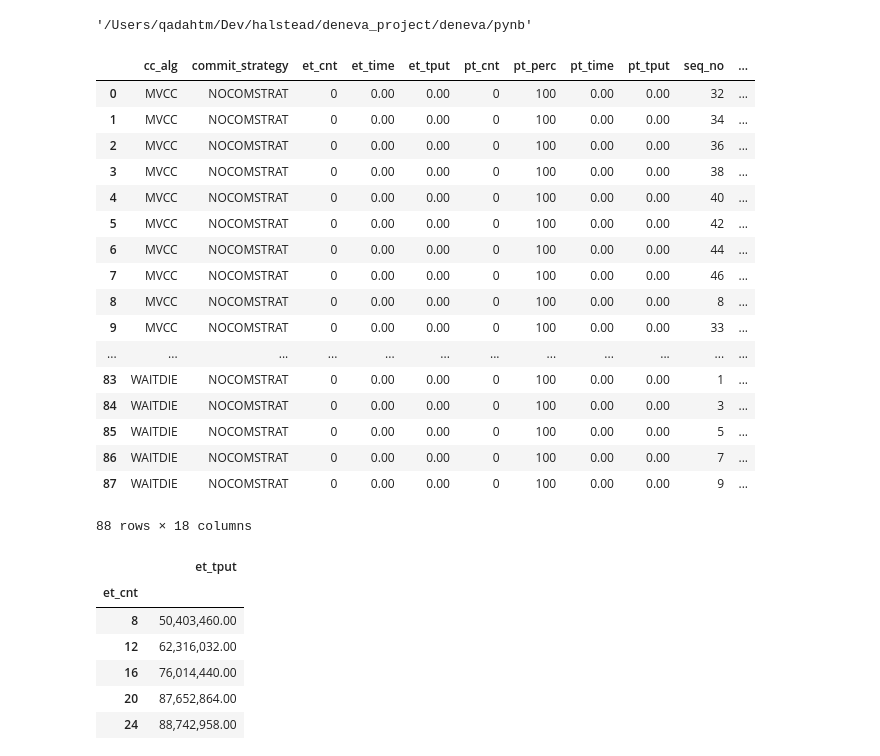
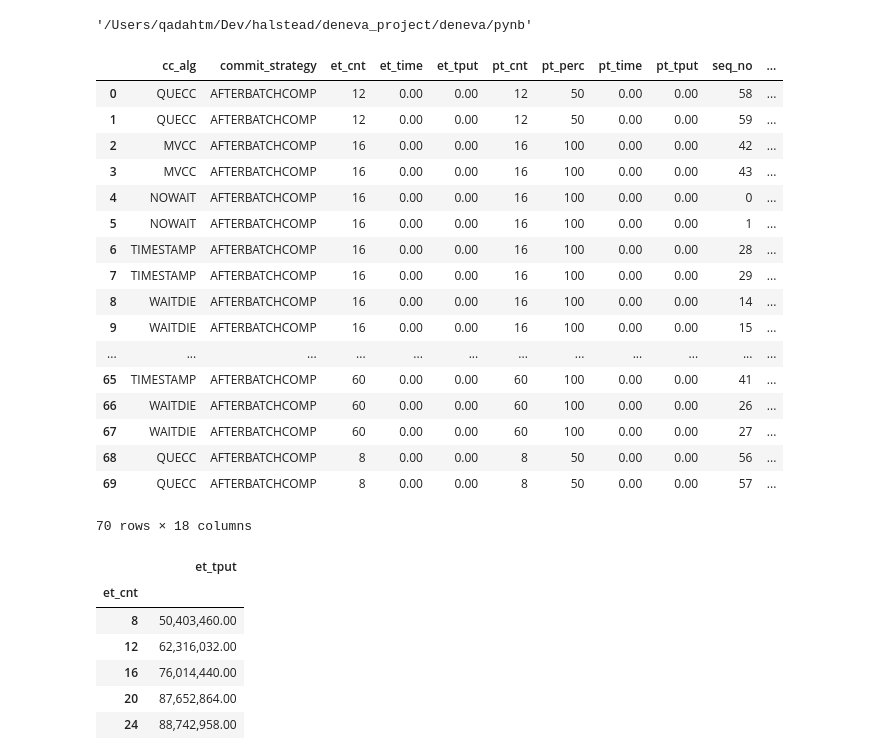
Before and after one commit to qadahtm/deneva, a Jupyter notebook: pynb/QueCC.ipynb, the cells around one changed output. Drawn from its saved outputs; the diff is of its cells as text; code cells hidden in the pictures.

```diff
--- a/pynb/QueCC.ipynb
+++ b/pynb/QueCC.ipynb
@@ -310,7 +310,7 @@ directory = "/Users/qadahtm/Dev/halstead/deneva_project/deneva/exp_results/pt6-m
 # directory = "/Users/qadahtm/Dev/halstead/deneva_project/deneva/exp_results/fixed_mode_no_storage_access"
 # directory = "/Users/qadahtm/Dev/halstead/deneva_project/deneva/exp_results/fixed_mode_no_storage_access_combined"
 # directory = "/Users/qadahtm/Dev/halstead/deneva_project/deneva/exp_results/fixed_mode_no_storage_access3"
-
+directory = "/Users/qadahtm/Dev/halstead/deneva_project/deneva/exp_results/m4-16xlarge-normal"
 
 resFiles = os.listdir(directory)
 # print(resFiles)
@@ -384,6 +384,13 @@ for fname in resFiles:
                 data['worker_cnt'].append(int(e_data['g_thread_cnt'])*2)
             else:
                 data['worker_cnt'].append(int(e_data['g_thread_cnt']))
+
+        if (cc_alg == 'QUECC'):
+            data['worker_cnt'].append(int(e_data['g_thread_cnt'])*2)
+        else:
+            data['worker_cnt'].append(int(e_data['g_thread_cnt']))
+
+
         #fixed-mode
 
 #         if (pt_perc == 100):
@@ -407,50 +414,50 @@ for fname in resFiles:
 
         data['virt_mem_usage'].append(int(e_data['virt_mem_usage']))
         data['pt_perc'].append(pt_perc)
         data['pt_cnt'].append(pt_cnt)
         data['pt_time'].append(float(e_data['pt_time']))
         data['pt_tput'].append(float(e_data['pt_tput']))
         data['et_cnt'].append(et_cnt)
         data['et_time'].append(float(e_data['et_time']))
         data['et_tput'].append(float(e_data['et_tput']))
         data['trial_no'].append(int(trial_num))
         data['seq_no'].append(int(seq_num))
         data['zipf_theta'].append('{:.1f}'.format(float(e_data['g_zipf_theta'])))
 
 # print(data)
 df = pd.DataFrame(data)
 # group_theta = df.groupby('zipf_theta')
 # df = df[df.worker_cnt!=56]
 # df = df[df.worker_cnt>24]
 # df = df[df.cc_alg == 'QUECC']
 # df = df[df.zipf_theta != '0.9']
 # df = df[df.zipf_theta != '0.0']
 # df = df[df.commit_strategy != 'IMMEDIATE']
 # df = df[df.et_tput != 0]
 # df = df[df.pt_perc == 50]
 # df = df[df.pt_perc != 25]
 # df = df[df.pt_perc == 100]
 # df = df[df.worker_cnt !=8]
 df
 # %% [output]
 |  | cc_alg | commit_strategy | et_cnt | et_time | et_tput | pt_cnt | pt_perc | pt_time | pt_tput | seq_no | ... |
-| 0 | MVCC | NOCOMSTRAT | 0 | 0.00 | 0.00 | 0 | 100 | 0.00 | 0.00 | 32 | ... |
-| 1 | MVCC | NOCOMSTRAT | 0 | 0.00 | 0.00 | 0 | 100 | 0.00 | 0.00 | 34 | ... |
-| 2 | MVCC | NOCOMSTRAT | 0 | 0.00 | 0.00 | 0 | 100 | 0.00 | 0.00 | 36 | ... |
-| 3 | MVCC | NOCOMSTRAT | 0 | 0.00 | 0.00 | 0 | 100 | 0.00 | 0.00 | 38 | ... |
-| 4 | MVCC | NOCOMSTRAT | 0 | 0.00 | 0.00 | 0 | 100 | 0.00 | 0.00 | 40 | ... |
-| 5 | MVCC | NOCOMSTRAT | 0 | 0.00 | 0.00 | 0 | 100 | 0.00 | 0.00 | 42 | ... |
-| 6 | MVCC | NOCOMSTRAT | 0 | 0.00 | 0.00 | 0 | 100 | 0.00 | 0.00 | 44 | ... |
-| 7 | MVCC | NOCOMSTRAT | 0 | 0.00 | 0.00 | 0 | 100 | 0.00 | 0.00 | 46 | ... |
-| 8 | MVCC | NOCOMSTRAT | 0 | 0.00 | 0.00 | 0 | 100 | 0.00 | 0.00 | 8 | ... |
-| 9 | MVCC | NOCOMSTRAT | 0 | 0.00 | 0.00 | 0 | 100 | 0.00 | 0.00 | 33 | ... |
+| 0 | QUECC | AFTERBATCHCOMP | 12 | 0.00 | 0.00 | 12 | 50 | 0.00 | 0.00 | 58 | ... |
+| 1 | QUECC | AFTERBATCHCOMP | 12 | 0.00 | 0.00 | 12 | 50 | 0.00 | 0.00 | 59 | ... |
+| 2 | MVCC | AFTERBATCHCOMP | 16 | 0.00 | 0.00 | 16 | 100 | 0.00 | 0.00 | 42 | ... |
+| 3 | MVCC | AFTERBATCHCOMP | 16 | 0.00 | 0.00 | 16 | 100 | 0.00 | 0.00 | 43 | ... |
+| 4 | NOWAIT | AFTERBATCHCOMP | 16 | 0.00 | 0.00 | 16 | 100 | 0.00 | 0.00 | 0 | ... |
+| 5 | NOWAIT | AFTERBATCHCOMP | 16 | 0.00 | 0.00 | 16 | 100 | 0.00 | 0.00 | 1 | ... |
+| 6 | TIMESTAMP | AFTERBATCHCOMP | 16 | 0.00 | 0.00 | 16 | 100 | 0.00 | 0.00 | 28 | ... |
+| 7 | TIMESTAMP | AFTERBATCHCOMP | 16 | 0.00 | 0.00 | 16 | 100 | 0.00 | 0.00 | 29 | ... |
+| 8 | WAITDIE | AFTERBATCHCOMP | 16 | 0.00 | 0.00 | 16 | 100 | 0.00 | 0.00 | 14 | ... |
+| 9 | WAITDIE | AFTERBATCHCOMP | 16 | 0.00 | 0.00 | 16 | 100 | 0.00 | 0.00 | 15 | ... |
 | ... | ... | ... | ... | ... | ... | ... | ... | ... | ... | ... | ... |
-| 83 | WAITDIE | NOCOMSTRAT | 0 | 0.00 | 0.00 | 0 | 100 | 0.00 | 0.00 | 1 | ... |
-| 84 | WAITDIE | NOCOMSTRAT | 0 | 0.00 | 0.00 | 0 | 100 | 0.00 | 0.00 | 3 | ... |
-| 85 | WAITDIE | NOCOMSTRAT | 0 | 0.00 | 0.00 | 0 | 100 | 0.00 | 0.00 | 5 | ... |
-| 86 | WAITDIE | NOCOMSTRAT | 0 | 0.00 | 0.00 | 0 | 100 | 0.00 | 0.00 | 7 | ... |
-| 87 | WAITDIE | NOCOMSTRAT | 0 | 0.00 | 0.00 | 0 | 100 | 0.00 | 0.00 | 9 | ... |
+| 65 | TIMESTAMP | AFTERBATCHCOMP | 60 | 0.00 | 0.00 | 60 | 100 | 0.00 | 0.00 | 41 | ... |
+| 66 | WAITDIE | AFTERBATCHCOMP | 60 | 0.00 | 0.00 | 60 | 100 | 0.00 | 0.00 | 26 | ... |
+| 67 | WAITDIE | AFTERBATCHCOMP | 60 | 0.00 | 0.00 | 60 | 100 | 0.00 | 0.00 | 27 | ... |
+| 68 | QUECC | AFTERBATCHCOMP | 8 | 0.00 | 0.00 | 8 | 50 | 0.00 | 0.00 | 56 | ... |
+| 69 | QUECC | AFTERBATCHCOMP | 8 | 0.00 | 0.00 | 8 | 50 | 0.00 | 0.00 | 57 | ... |
-88 rows × 18 columns
+70 rows × 18 columns
 # %%
 # grouped = df.groupby(['cc_alg','zipf_theta', 'worker_cnt', 'pt_perc','commit_strategy', 'pt_cnt', 'et_cnt']).tput.agg(['count', 'min', 'max', 'mean'])
 pd.options.display.float_format = '{:,.2f}'.format
```
Also changed, not shown: parts of 1 cell of this notebook, 2 other files.
